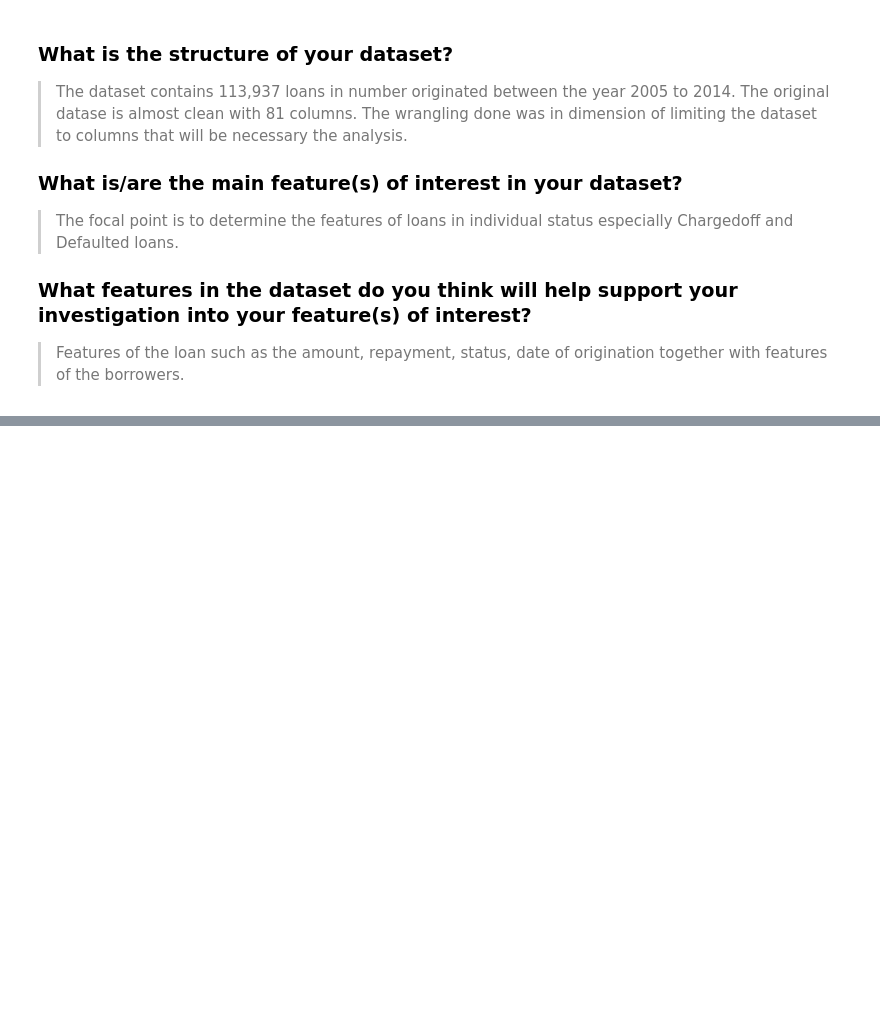
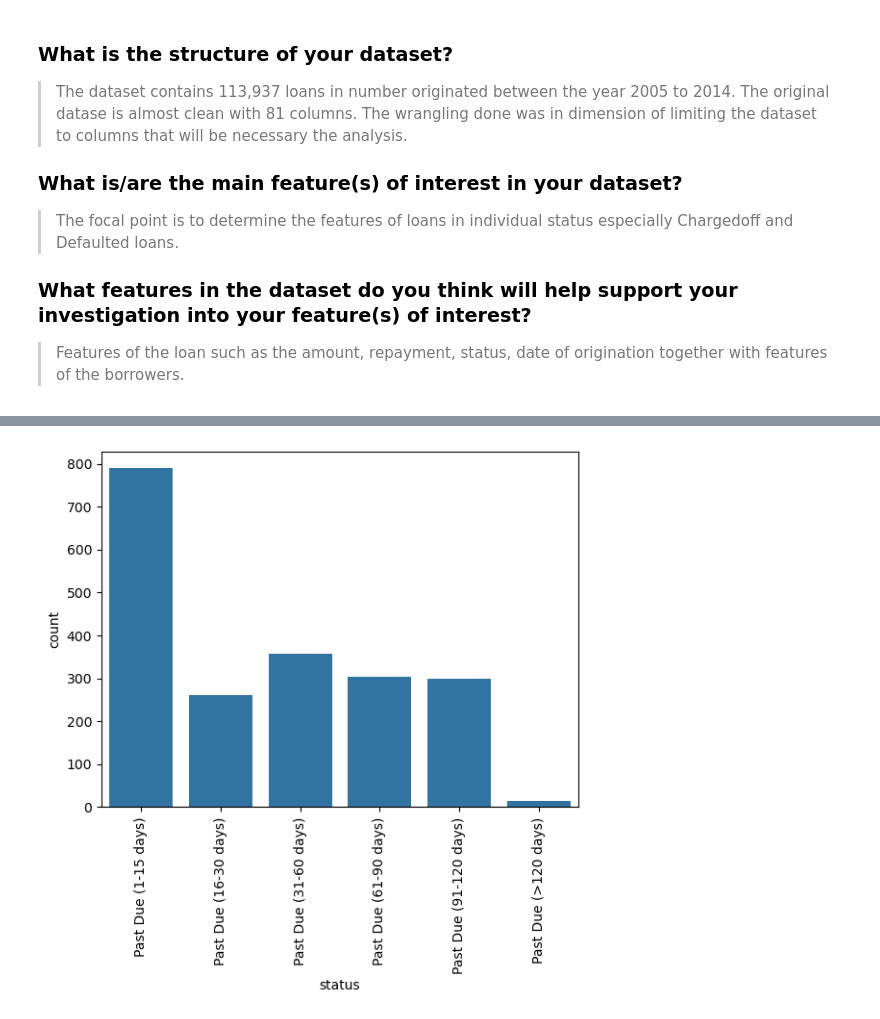
Before and after one commit to ampsboadu/loan_analysis, a Jupyter notebook: Part_I_exploration.ipynb, the cells around one changed output, grey strips where cells are left out. Cells and saved outputs as stored; diff of their text form; code cells hidden in the pictures; blank space fills up the shorter version.

```diff
--- a/Part_I_exploration.ipynb
+++ b/Part_I_exploration.ipynb
@@ -367,0 +410,10 @@ for var in ordinal_var_dict:
+# %%
+# Bar plot of loans in past due
+
+order = ['Past Due (1-15 days)','Past Due (16-30 days)','Past Due (31-60 days)','Past Due (61-90 days)',
+         'Past Due (91-120 days)','Past Due (>120 days)']
+
+count_plot(df[df.status.str[:8] == 'Past Due'], 'status', order = order)
+plt.xticks(rotation = 90);
+# %% [output]
+[figure, added]
```
Also changed, not shown: parts of 36 cells of this notebook.
